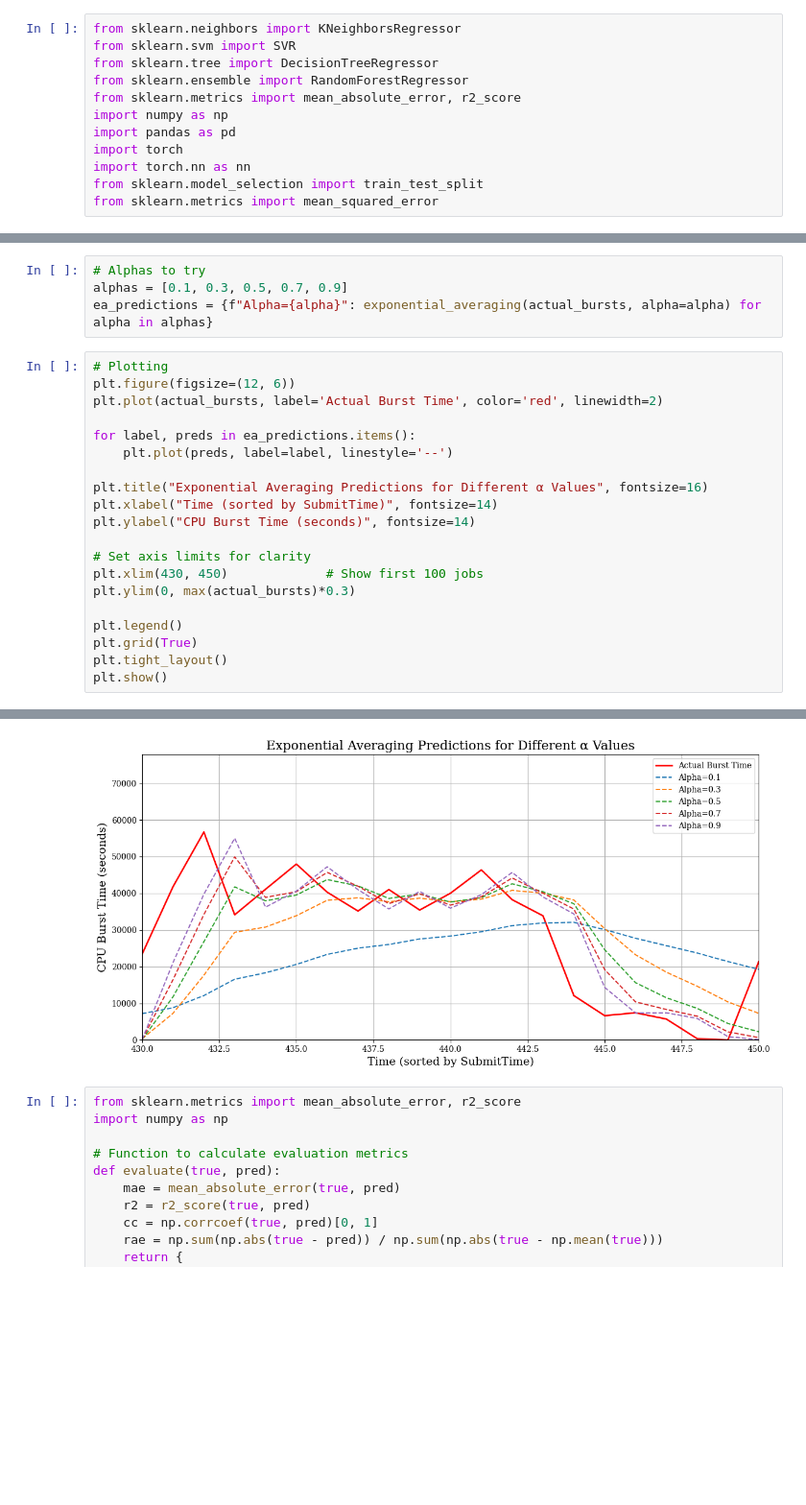
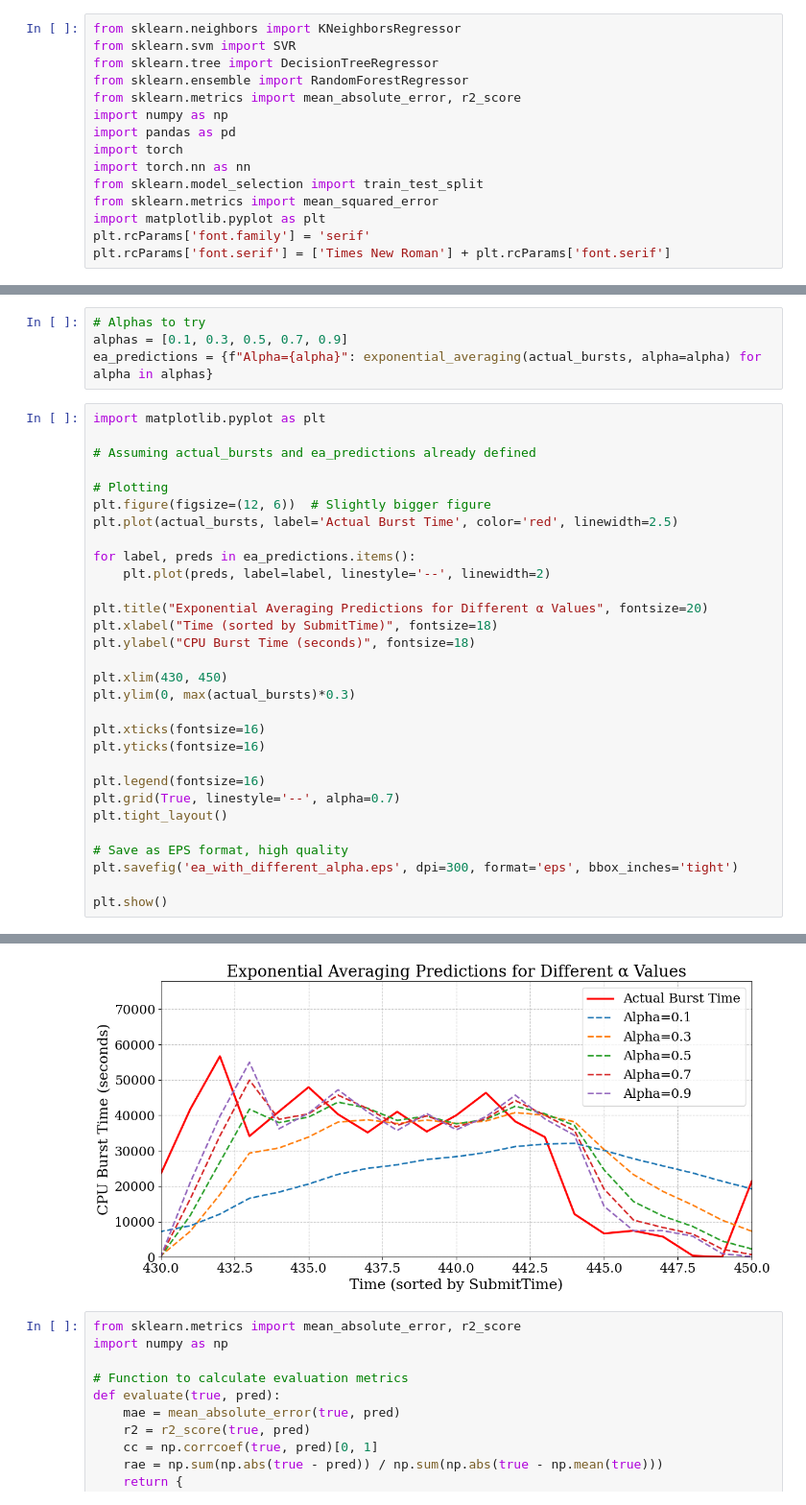
Before and after one commit to nsriad/Burst-Time-Prediction-Using-Machine-Learning, a Jupyter notebook: Code/non_hist_OS_Project_ML_models.ipynb, the cells around one changed output, grey strips where cells are left out. Shown at 96% size. Drawn from its saved outputs; the diff is of its cells as text; blank space fills up the shorter version.

```diff
--- a/Code/non_hist_OS_Project_ML_models.ipynb
+++ b/Code/non_hist_OS_Project_ML_models.ipynb
@@ -14,6 +14,9 @@ import torch
 import torch.nn as nn
 from sklearn.model_selection import train_test_split
 from sklearn.metrics import mean_squared_error
+import matplotlib.pyplot as plt
+plt.rcParams['font.family'] = 'serif'
+plt.rcParams['font.serif'] = ['Times New Roman'] + plt.rcParams['font.serif']
 # %% [markdown]
 ## **1.2: Load First 5000 Rows of Dataset**
 # %%
@@ -340,23 +567,33 @@ y_ea_true = actual_bursts
 alphas = [0.1, 0.3, 0.5, 0.7, 0.9]
 ea_predictions = {f"Alpha={alpha}": exponential_averaging(actual_bursts, alpha=alpha) for alpha in alphas}
 # %%
+import matplotlib.pyplot as plt
+
+# Assuming actual_bursts and ea_predictions already defined
+
 # Plotting
-plt.figure(figsize=(12, 6))
-plt.plot(actual_bursts, label='Actual Burst Time', color='red', linewidth=2)
+plt.figure(figsize=(12, 6))  # Slightly bigger figure
+plt.plot(actual_bursts, label='Actual Burst Time', color='red', linewidth=2.5)
 
 for label, preds in ea_predictions.items():
-    plt.plot(preds, label=label, linestyle='--')
+    plt.plot(preds, label=label, linestyle='--', linewidth=2)
 
-plt.title("Exponential Averaging Predictions for Different α Values", fontsize=16)
-plt.xlabel("Time (sorted by SubmitTime)", fontsize=14)
-plt.ylabel("CPU Burst Time (seconds)", fontsize=14)
+plt.title("Exponential Averaging Predictions for Different α Values", fontsize=20)
+plt.xlabel("Time (sorted by SubmitTime)", fontsize=18)
+plt.ylabel("CPU Burst Time (seconds)", fontsize=18)
 
-# Set axis limits for clarity
-plt.xlim(430, 450)             # Show first 100 jobs
+plt.xlim(430, 450)
 plt.ylim(0, max(actual_bursts)*0.3)
 
-plt.legend()
-plt.grid(True)
+plt.xticks(fontsize=16)
+plt.yticks(fontsize=16)
+
+plt.legend(fontsize=16)
+plt.grid(True, linestyle='--', alpha=0.7)
 plt.tight_layout()
+
+# Save as EPS format, high quality
+plt.savefig('ea_with_different_alpha.eps', dpi=300, format='eps', bbox_inches='tight')
+
 plt.show()
 # %% [output]
@@ -363,4 +601,4 @@ plt.show()
-[figure, old version]
+[figure, new version]
 # %%
 from sklearn.metrics import mean_absolute_error, r2_score
 import numpy as np
```
Also changed, not shown: parts of 25 cells of this notebook, 1 other file.
